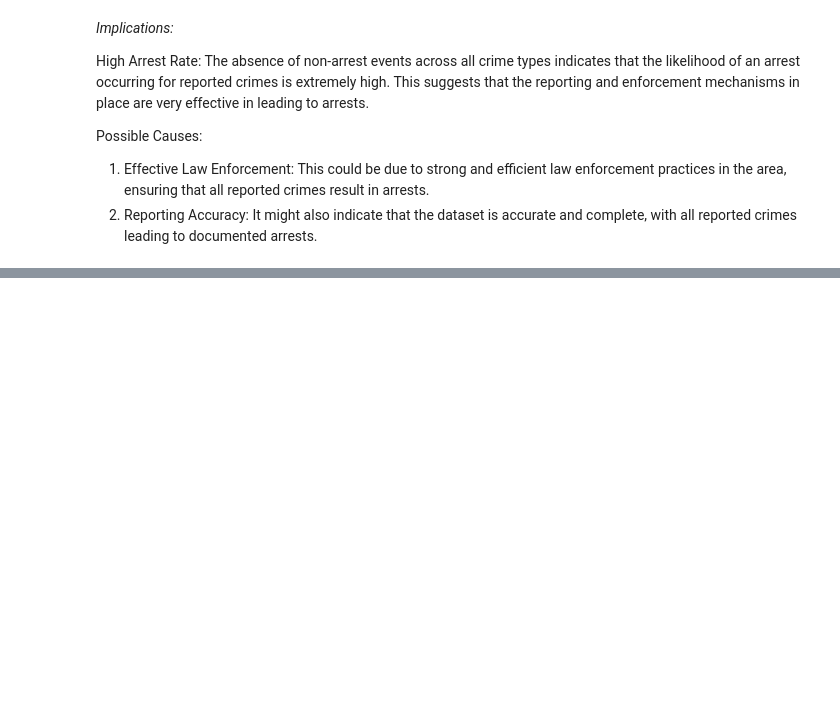
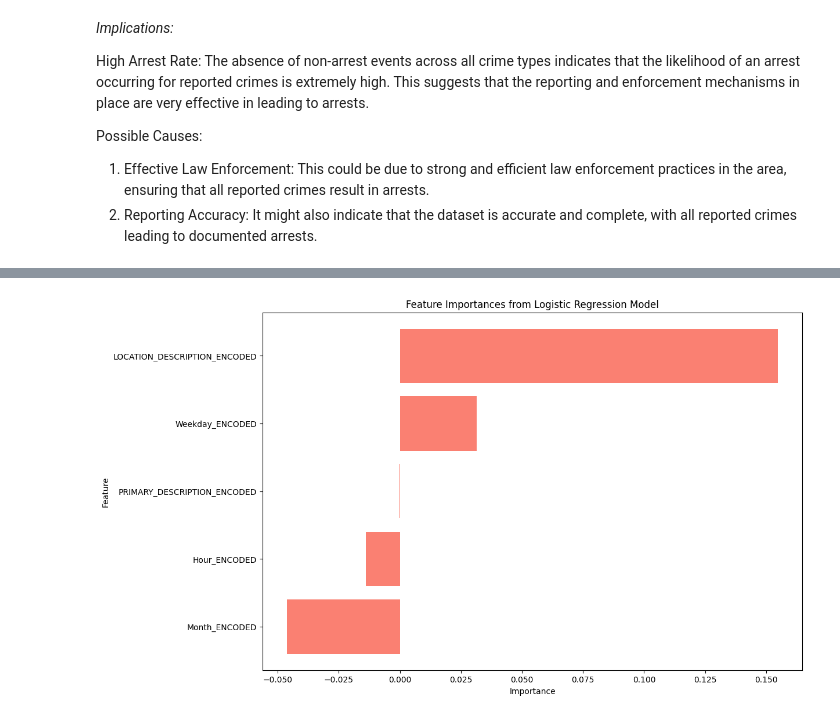
Before and after one commit to Hannah-Aji/Predictive-Modeling-to-Identify-High-Risk-Areas, a Jupyter notebook: Chicago_crime_prediction.ipynb, the cells around one changed output, grey strips where cells are left out. Cells and saved outputs as stored; diff of their text form; code cells hidden in the pictures; blank space fills up the shorter version.

```diff
--- a/Chicago_crime_prediction.ipynb
+++ b/Chicago_crime_prediction.ipynb
@@ -504,0 +601,77 @@ Possible Causes:
+# %%
+import pandas as pd
+import numpy as np
+from sklearn.preprocessing import LabelEncoder
+from sklearn.model_selection import train_test_split
+from sklearn.ensemble import RandomForestClassifier
+from sklearn.linear_model import LogisticRegression
+import matplotlib.pyplot as plt
+
+# Create a sample dataset with varying target values for demonstration
+np.random.seed(42)
+data_mod = pd.DataFrame({
+    'LOCATION DESCRIPTION': np.random.choice(['RESIDENCE', 'COMMERCIAL', 'OTHER'], size=1000),
+    'PRIMARY DESCRIPTION': np.random.choice(['THEFT', 'ASSAULT', 'BURGLARY'], size=1000),
+    'Weekday': np.random.choice(['Monday', 'Tuesday', 'Wednesday', 'Thursday', 'Friday', 'Saturday', 'Sunday'], size=1000),
+    'Month': np.random.choice(['Jan', 'Feb', 'Mar', 'Apr', 'May', 'Jun', 'Jul', 'Aug', 'Sep', 'Oct', 'Nov', 'Dec'], size=1000),
+    'Hour': np.random.choice(range(24), size=1000),
+    'CRIME_OCCURRED': np.random.choice([0, 1], size=1000)  # Randomly assign 0 or 1
+})
+
+# Encode categorical variables
+le = LabelEncoder()
+data_mod['LOCATION_DESCRIPTION_ENCODED'] = le.fit_transform(data_mod['LOCATION DESCRIPTION'].fillna('Unknown'))
+data_mod['PRIMARY_DESCRIPTION_ENCODED'] = le.fit_transform(data_mod['PRIMARY DESCRIPTION'].fillna('Unknown'))
+data_mod['Weekday_ENCODED'] = le.fit_transform(data_mod['Weekday'].fillna('Unknown'))
+data_mod['Month_ENCODED'] = le.fit_transform(data_mod['Month'].fillna('Unknown'))
+data_mod['Hour_ENCODED'] = le.fit_transform(data_mod['Hour'].fillna('Unknown'))
+
+# Define features and target
+features = ['Hour_ENCODED', 'Weekday_ENCODED', 'Month_ENCODED', 'LOCATION_DESCRIPTION_ENCODED', 'PRIMARY_DESCRIPTION_ENCODED']
+target = 'CRIME_OCCURRED'
+
+# Prepare data for modeling
+X = data_mod[features]
+y = data_mod[target]
+
+# Split data into training and testing sets
+X_train, X_test, y_train, y_test = train_test_split(X, y, test_size=0.20, random_state=42)
+
+# Train a Random Forest model
+model_rf = RandomForestClassifier(n_estimators=100, random_state=42)
+model_rf.fit(X_train, y_train)
+
+# Check feature importances
+importances = model_rf.feature_importances_
+feature_names = X_train.columns
+
+# Create a DataFrame for plotting
+importance_df = pd.DataFrame({'Feature': feature_names, 'Importance': importances})
+importance_df = importance_df.sort_values(by='Importance', ascending=False)
+
+print(importance_df)
+
+
+# Alternative: Test with Logistic Regression
+if len(y_train.unique()) > 1:  # Ensure there are at least 2 classes in the target variable
+    model_lr = LogisticRegression(max_iter=1000, random_state=42)
+    model_lr.fit(X_train, y_train)
+
+    # Get feature importances (coefficients for logistic regression)
+    importances_lr = model_lr.coef_[0]
+    importance_df_lr = pd.DataFrame({'Feature': X_train.columns, 'Importance': importances_lr})
+    importance_df_lr = importance_df_lr.sort_values(by='Importance', ascending=False)
+
+    print(importance_df_lr)
+
+    # Plot feature importances for Logistic Regression
+    plt.figure(figsize=(12, 8))
+    plt.barh(importance_df_lr['Feature'], importance_df_lr['Importance'], color='salmon')
+    plt.xlabel('Importance')
+    plt.ylabel('Feature')
+    plt.title('Feature Importances from Logistic Regression Model')
+    plt.gca().invert_yaxis()
+    plt.show()
+else:
+    print("Not enough classes in target variable for Logistic Regression.")
+# %% [output]
@@ -504,0 +690 @@ Possible Causes:
+[figure, added]
```
Also changed, not shown: parts of 15 cells of this notebook.
